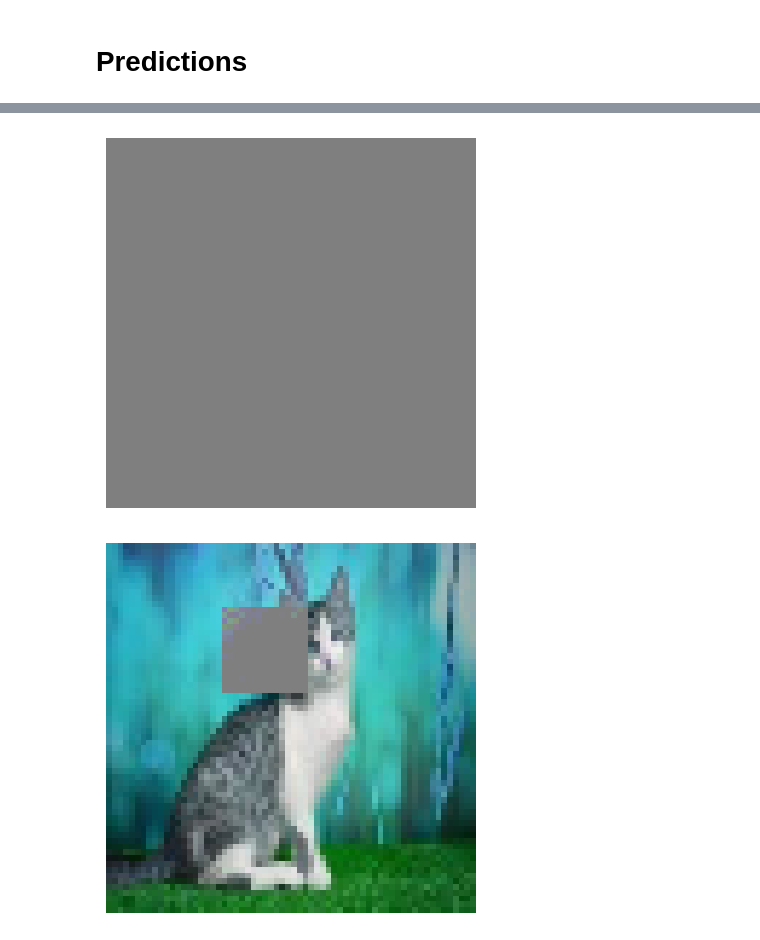
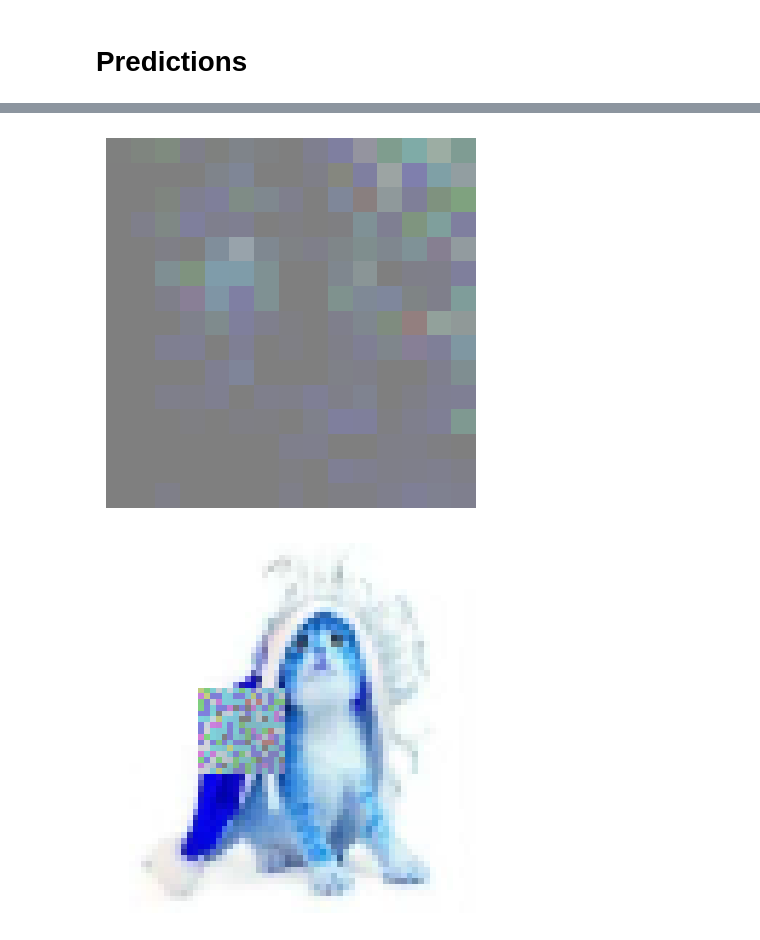
Before and after one commit to BoKna031/Image_inpainting, a Jupyter notebook: Image_inpainting.ipynb, the cells around one changed output, grey strips where cells are left out. Saved outputs shown, nothing was run; the diff lists cells and outputs as text; code cells hidden in the pictures.

Commit message:
gaussian noise

```diff
--- a/Image_inpainting.ipynb
+++ b/Image_inpainting.ipynb
@@ -186,15 +186,24 @@ show_img(img_normalize(x_cp.iloc[0]['image'], 0, 1))
 # %%
 import numpy as np
 def draw_masks(image, csv_row , box_size):
-    col1, row1, col2, row2 = csv_row['box1_row'], csv_row['box1_col'], csv_row['box2_row'], csv_row['box2_col']
+    col1, row1, col2, row2 = csv_row['box1_col'], csv_row['box1_row'], csv_row['box2_col'], csv_row['box2_row']
+
     mask = np.zeros(img_size)
     mask[row1:row1+box_size[0], col1:col1+box_size[1]] = 1
-    #mask[row2:row2+box_size[0], col2:col2+box_size[1]] = 1
     img_cp = image.copy()
-    img_cp[mask==1] = 0
+
+    #gaussian
+    gaussian_noise = np.random.normal(0, 1, img_cp.shape)
+    mean_pixel_value = np.mean(image, axis=(0, 1), keepdims=True)
+    noise_centered_at_mean = mean_pixel_value + gaussian_noise
+
+    img_cp[mask == 1] = gaussian_noise[mask == 1]
+
     img_cp = img_normalize(img_cp, 0, 1)
+
     mask = mask[:, :, np.newaxis]
     rgbm_image = np.concatenate((img_cp, mask), axis=2)
+
     return rgbm_image
 # %%
 x_cp['image'] = x_cp.apply(lambda row: draw_masks(row['image'], csv[csv['filename'] == row['filename']].iloc[0], box_size), axis = 1)
@@ -357,7 +370,7 @@ pred = euc1_model.predict(x)
 # %%
 show_img(np.reshape(pred[4], (15, 15, 3)))
 # %% [output]
-[figure, old version]
+[figure, new version]
 # %%
 def full_image(x_rgbm_img, y_img):
   modified_image = np.copy(x_rgbm_img[:, :, :3])
@@ -368,11 +381,11 @@ def full_image(x_rgbm_img, y_img):
   x_min = np.min(coords[:, 0])
   y_min = np.min(coords[:, 1])
 
-  modified_image[x_min:x_min+15, y_min:y_min+15, :] = y_img
+  modified_image[x_min:x_min+box_size[0], y_min:y_min+box_size[1], :] = y_img
 
   return modified_image
 # %%
-img_ind = 2
+img_ind = 1
 show_img(full_image(x[img_ind],np.reshape(pred[img_ind], (15, 15, 3))))
 # %% [output]
-[figure, old version]
+[figure, new version]
```
Also changed, not shown: parts of 6 cells of this notebook.
